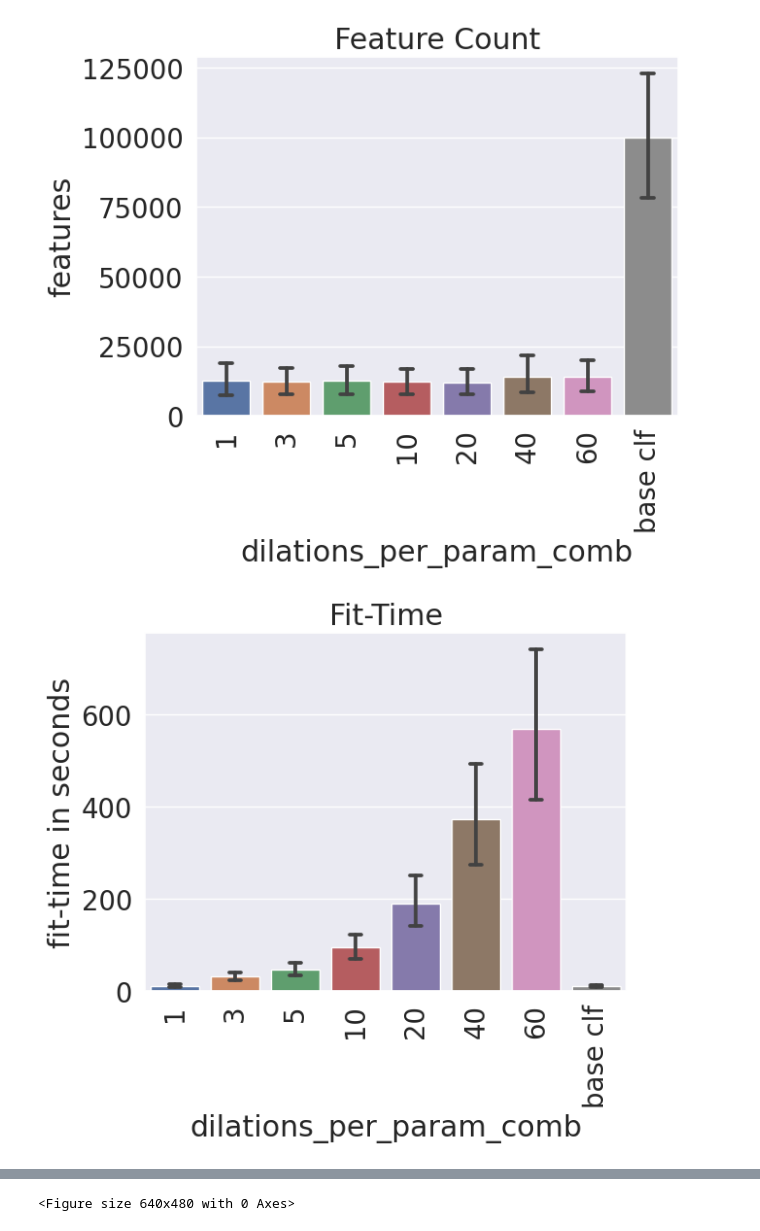
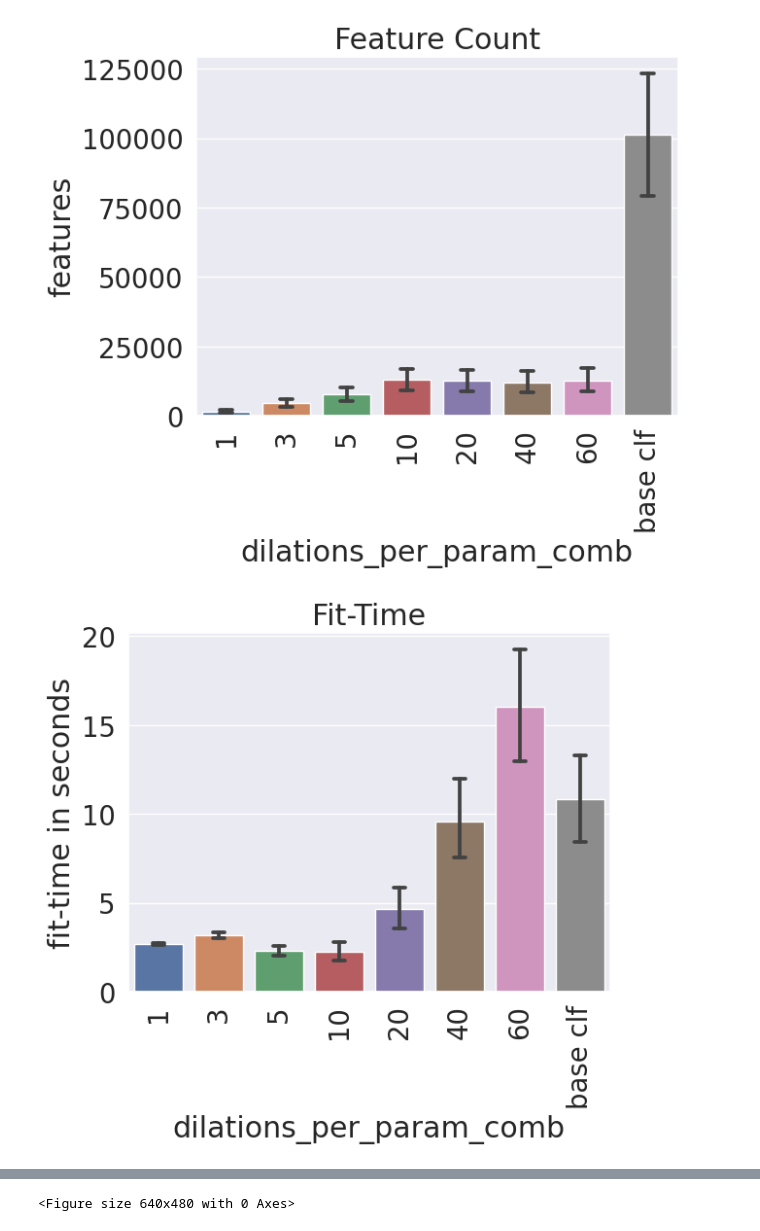
Before and after one commit to r00tk1d/dilation_evaluation, a Jupyter notebook: benchmark/visualize_from_csv.ipynb, the cells around one changed output, grey strips where cells are left out. Cells and saved outputs as stored; diff of their text form; code cells hidden in the pictures.

```diff
--- a/benchmark/visualize_from_csv.ipynb
+++ b/benchmark/visualize_from_csv.ipynb
@@ -2,7 +2,7 @@
 import visualize
 import pandas as pd
 
-benchmark_name = "CBOSS_DILATION0_dilations_per_param_comb" #anpassen
+benchmark_name = "CBOSS_DILATION1_ROCKET_win_length" #anpassen
 save_plots = True
 base_column = 'dilations_per_param_comb' #anpassen
 
@@ -29,2 +29,2 @@ visualize.boxplots(all_results, benchmark_name=benchmark_name, save_boxplots=sav
-[figure, old version]
+[figure, new version]
-[figure, old version]
+[figure, new version]
```
Also changed, not shown: parts of 1 cell of this notebook, 46 other files.
